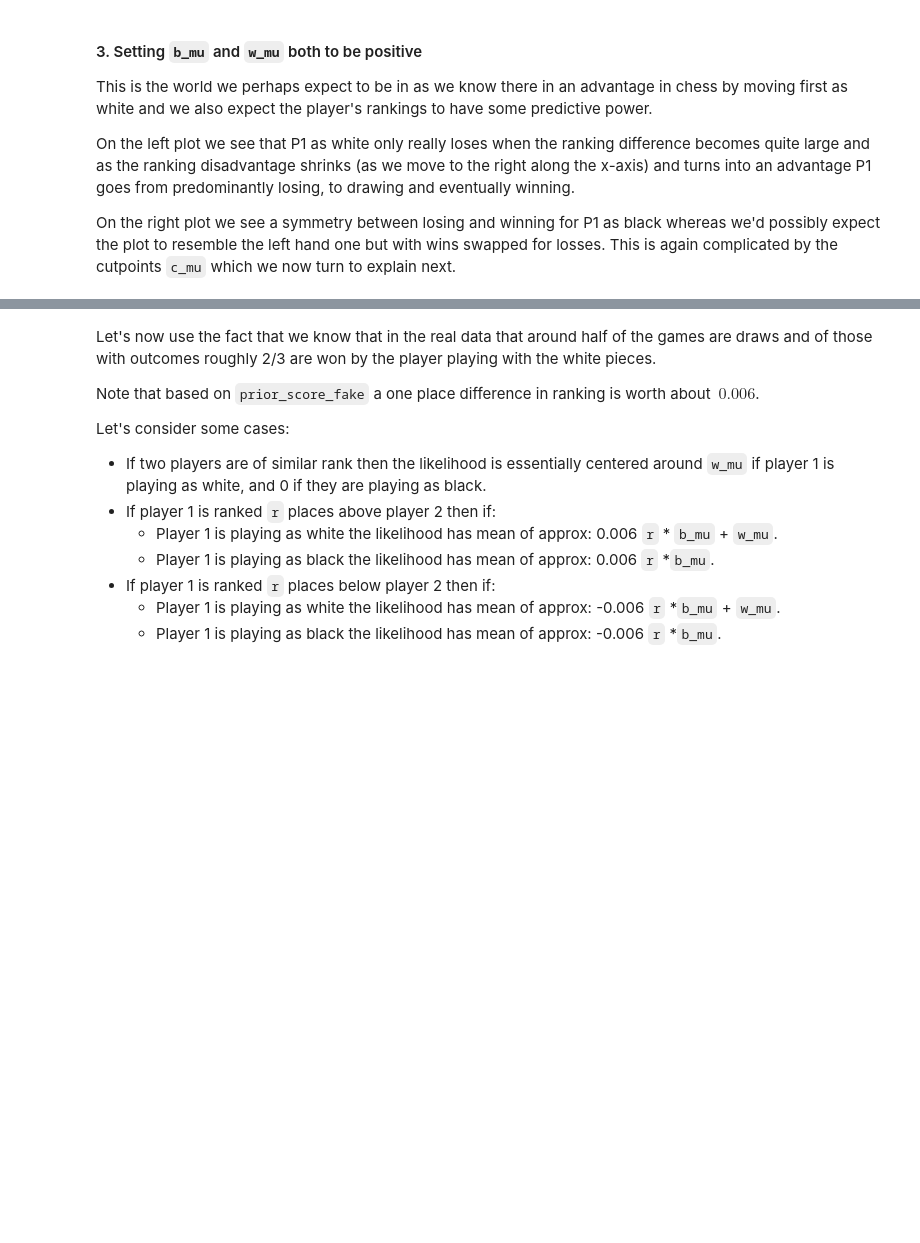
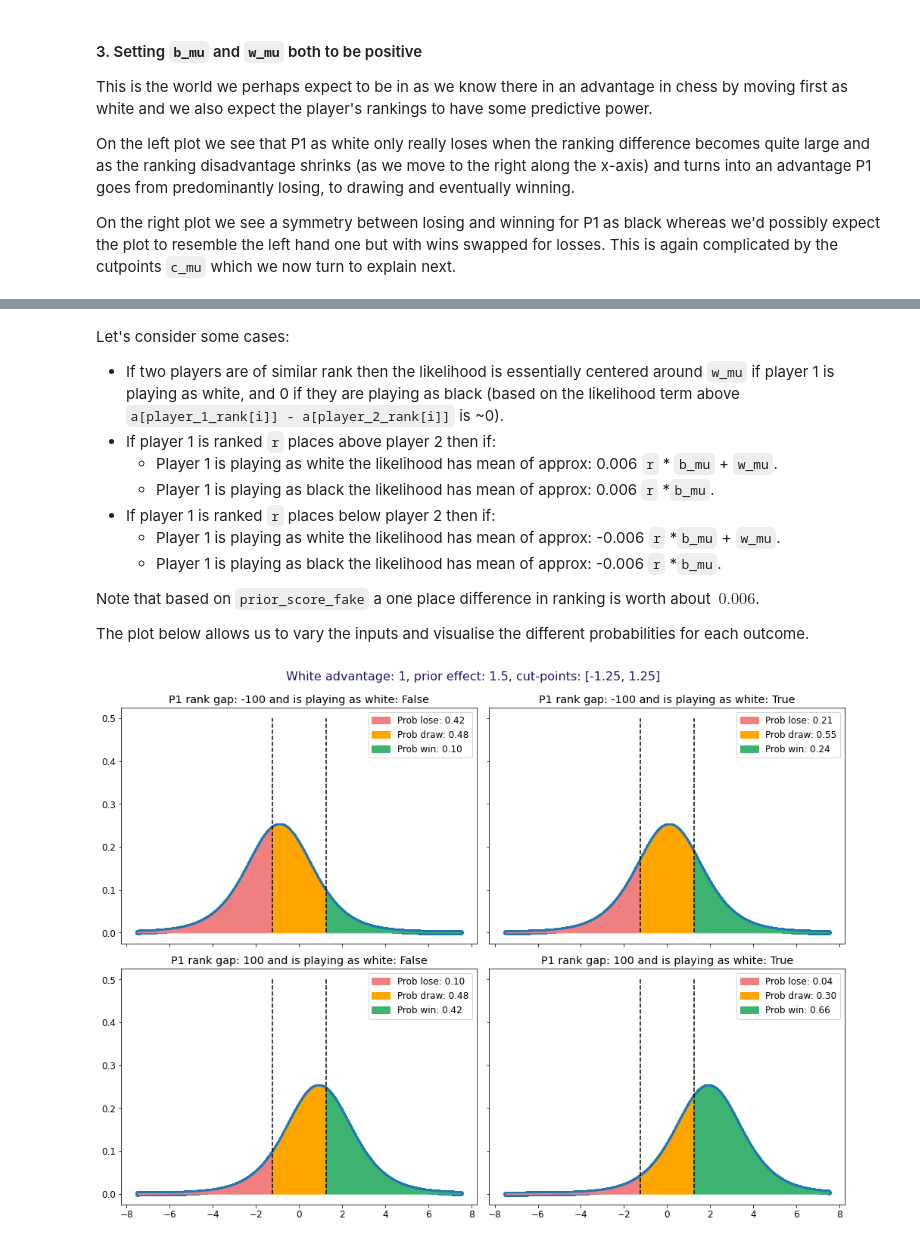
Before and after one commit to maw501/bayesian-chess-prediction, a Jupyter notebook: notebooks/1.fake_data_and_prior_simulation.ipynb, the cells around one changed output, grey strips where cells are left out. Drawn from its saved outputs; the diff is of its cells as text; code cells hidden in the pictures; blank space fills up the shorter version.

Commit message:
tidy up fake data simulation notebook

```diff
--- a/notebooks/1.fake_data_and_prior_simulation.ipynb
+++ b/notebooks/1.fake_data_and_prior_simulation.ipynb
@@ -293,14 +301,58 @@ ax.vlines(1.25, 0, 0.5, color="red", linestyle="--");
 # %% [markdown]
-Let's now use the fact that we know that in the real data that around half of the games are draws and of those with outcomes roughly 2/3 are won by the player playing with the white pieces.
-
-Note that based on `prior_score_fake` a one place difference in ranking is worth about $~0.006$.
-
 Let's consider some cases:
 
-* If two players are of similar rank then the likelihood is essentially centered around `w_mu` if player 1 is playing as white, and 0 if they are playing as black.
+* If two players are of similar rank then the likelihood is essentially centered around `w_mu` if player 1 is playing as white, and 0 if they are playing as black (based on the likelihood term above `a[player_1_rank[i]] - a[player_2_rank[i]]` is ~0).
 * If player 1 is ranked `r` places above player 2 then if:
     * Player 1 is playing as white the likelihood has mean of approx: 0.006 `r` * `b_mu`  + `w_mu`.
     * Player 1 is playing as black the likelihood has mean of approx: 0.006 `r` *`b_mu`.
 * If player 1 is ranked `r` places below player 2 then if:
     * Player 1 is playing as white the likelihood has mean of approx: -0.006 `r` *`b_mu` + `w_mu`.
     * Player 1 is playing as black the likelihood has mean of approx: -0.006 `r` *`b_mu`.
+
+Note that based on `prior_score_fake` a one place difference in ranking is worth about $~0.006$.
+
+The plot below allows us to vary the inputs and visualise the different probabilities for each outcome.
+# %%
+single_rank_value = prior_score_fake[0] - prior_score_fake[1]
+
+x = np.linspace(-7.5, 7.5, 1000)
+
+rank_gap = np.array([-1, 1]) * 100
+p1_is_white = [0, 1]
+b_mu = 1.5
+w_mu = 1
+cutpoints = [-1.25, 1.25]
+
+x_lose = x[x < cutpoints[0]]
+x_draw = x[(x >= cutpoints[0]) & (x <= cutpoints[1])]
+x_win = x[x > cutpoints[1]]
+
+fig, ax = plt.subplots(2, 2, figsize=(14, 10), sharex=True, sharey=True)
+ax = ax.ravel()
+
+counter = 0
+for r in rank_gap:
+    for w in p1_is_white:
+        mu_l = single_rank_value * r * b_mu + w_mu * w
+        log_dist = logistic(mu_l)
+
+        ax[counter].scatter(x, log_dist.pdf(x))
+        ax[counter].vlines(cutpoints[0], 0, 0.5, color="black", linestyle="--")
+        ax[counter].vlines(cutpoints[1], 0, 0.5, color="black", linestyle="--")
+        ax[counter].set_title(f"P1 rank gap: {r} and is playing as white: {bool(w)}")
+
+        prob_lose = log_dist.cdf(cutpoints[0])
+        prob_win = 1 - log_dist.cdf(cutpoints[1])
+        prob_draw = 1 - prob_win - prob_lose
+
+        ax[counter].fill_between(x_lose, log_dist.pdf(x_lose), color="lightcoral", label=f"Prob lose: {prob_lose:.2f}")
+        ax[counter].fill_between(x_draw, log_dist.pdf(x_draw), color="orange", label=f"Prob draw: {prob_draw:.2f}")
+        ax[counter].fill_between(x_win, log_dist.pdf(x_win), color="mediumseagreen", label=f"Prob win: {prob_win:.2f}")
+        ax[counter].legend();
+        counter += 1
+
+plt.tight_layout();
+plt.suptitle(f"White advantage: {w_mu}, prior effect: {b_mu}, cut-points: {cutpoints}", y=1.025, fontsize=16, color="midnightblue");
+plt.savefig("../resources/prior_sim.png", dpi=150)
+# %% [output]
+[figure, added]
```
Also changed, not shown: parts of 24 cells of this notebook.
